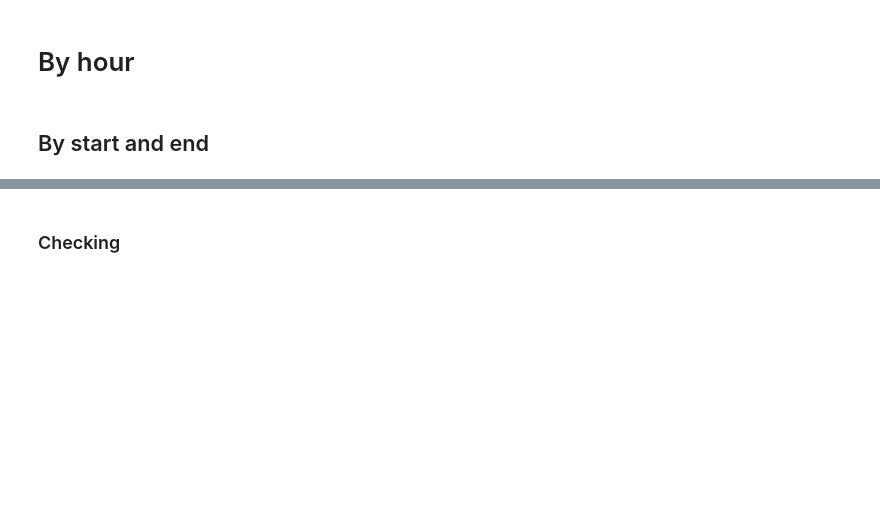
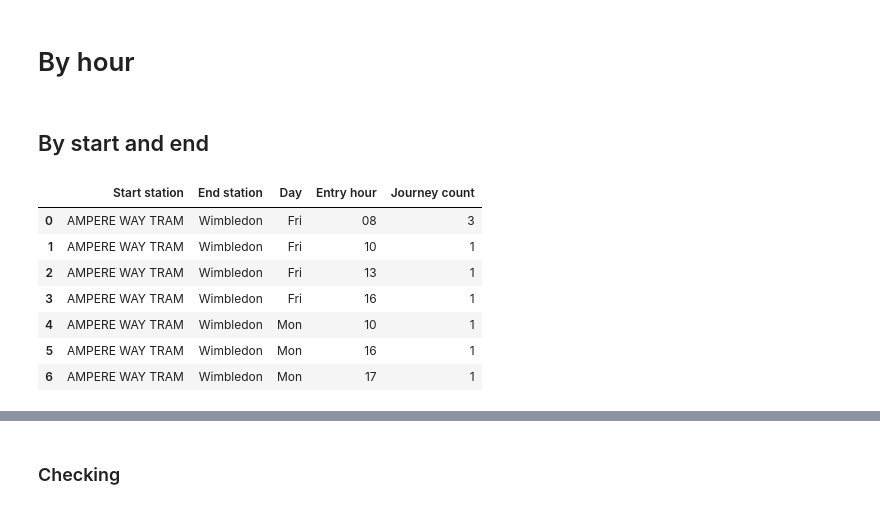
Before and after one commit to joshuablake/Temporal-metapop-epidemic-London-, a Jupyter notebook: src/TFL data.ipynb, the cells around one changed output, grey strips where cells are left out. Drawn from its saved outputs; the diff is of its cells as text; code cells hidden in the pictures; blank space fills up the shorter version.

```diff
--- a/src/TFL data.ipynb
+++ b/src/TFL data.ipynb
@@ -123 +103,15 @@ start_end_by_hour = complete_journeys.groupby(('EntTimeHHMM', 'StartStn', 'EndSt
+# %%
+start_end_by_hour = complete_journeys.groupby(('StartStn', 'EndStation','daytype', 'EntTimeHHMM')).size()
+start_end_by_hour = start_end_by_hour.reset_index()
+start_end_by_hour.columns = ['Start station', 'End station', 'Day', 'Entry hour', 'Journey count']
+start_end_by_hour.head(7)
+# %% [output]
+|  | Start station | End station | Day | Entry hour | Journey count |
+| 0 | AMPERE WAY TRAM | Wimbledon | Fri | 08 | 3 |
+| 1 | AMPERE WAY TRAM | Wimbledon | Fri | 10 | 1 |
+| 2 | AMPERE WAY TRAM | Wimbledon | Fri | 13 | 1 |
+| 3 | AMPERE WAY TRAM | Wimbledon | Fri | 16 | 1 |
+| 4 | AMPERE WAY TRAM | Wimbledon | Mon | 10 | 1 |
+| 5 | AMPERE WAY TRAM | Wimbledon | Mon | 16 | 1 |
+| 6 | AMPERE WAY TRAM | Wimbledon | Mon | 17 | 1 |
 # %%
```
Also changed, not shown: parts of 20 cells of this notebook, 1 other file.
